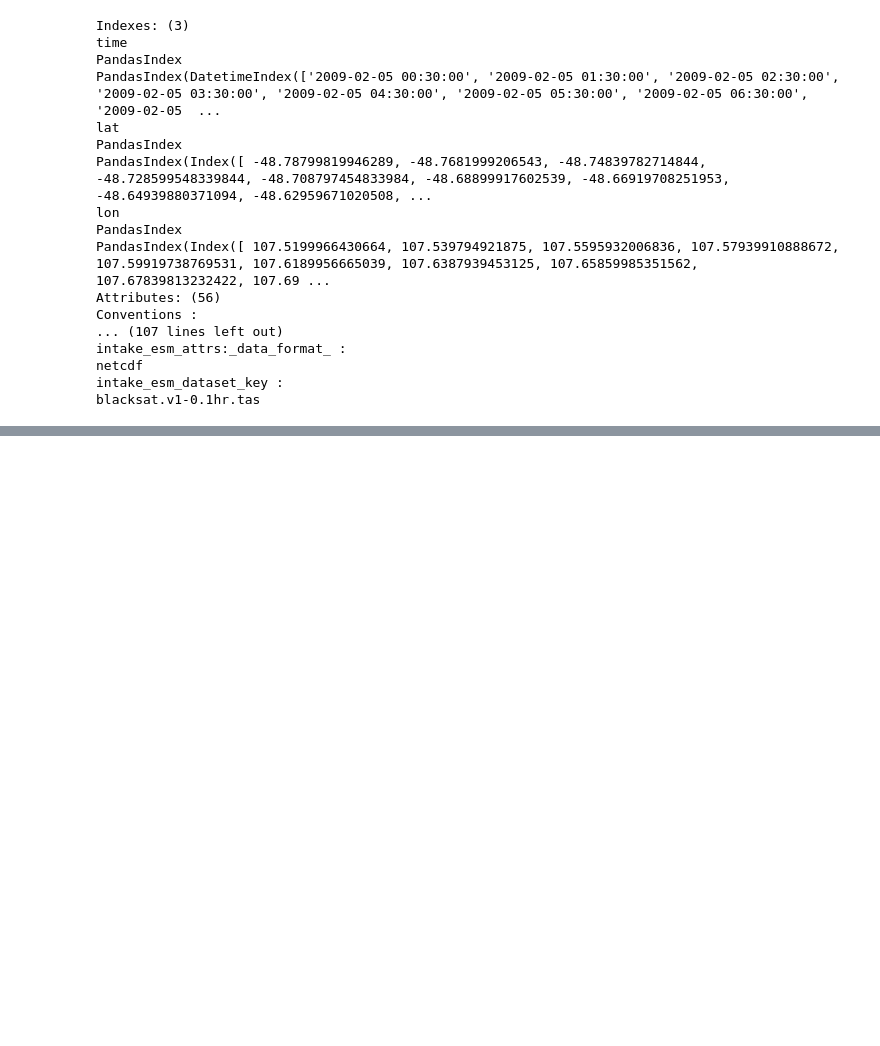
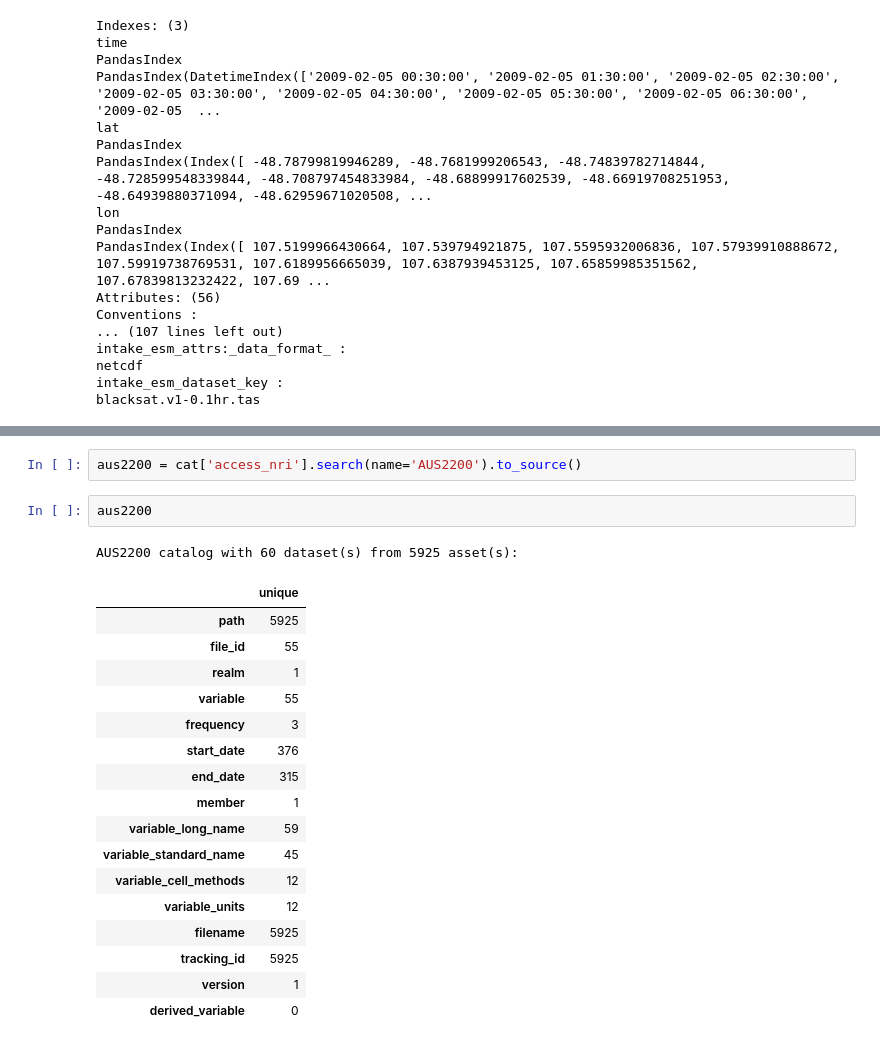
Before and after one commit to coecms/aus2200-intake, a Jupyter notebook: AUS2200_intake_demo.ipynb, the cells around one changed output, grey strips where cells are left out. Drawn from its saved outputs; the diff is of its cells as text; blank space fills up the shorter version.

Commit message:
added access-nri style catalogue

```diff
--- a/AUS2200_intake_demo.ipynb
+++ b/AUS2200_intake_demo.ipynb
@@ -225,0 +241,23 @@ blacksat.v1-0.1hr.tas
+# %%
+aus2200 = cat['access_nri'].search(name='AUS2200').to_source()
+# %%
+aus2200
+# %% [output]
+AUS2200 catalog with 60 dataset(s) from 5925 asset(s):
+|  | unique |
+| path | 5925 |
+| file_id | 55 |
+| realm | 1 |
+| variable | 55 |
+| frequency | 3 |
+| start_date | 376 |
+| end_date | 315 |
+| member | 1 |
+| variable_long_name | 59 |
+| variable_standard_name | 45 |
+| variable_cell_methods | 12 |
+| variable_units | 12 |
+| filename | 5925 |
+| tracking_id | 5925 |
+| version | 1 |
+| derived_variable | 0 |
```
Also changed, not shown: parts of 9 cells of this notebook, 3 other files.
